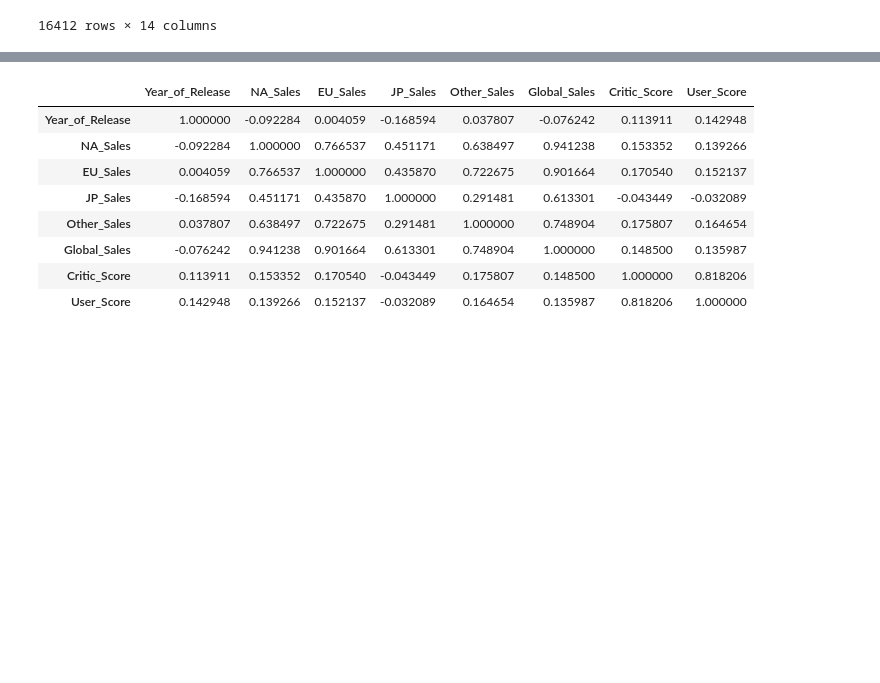
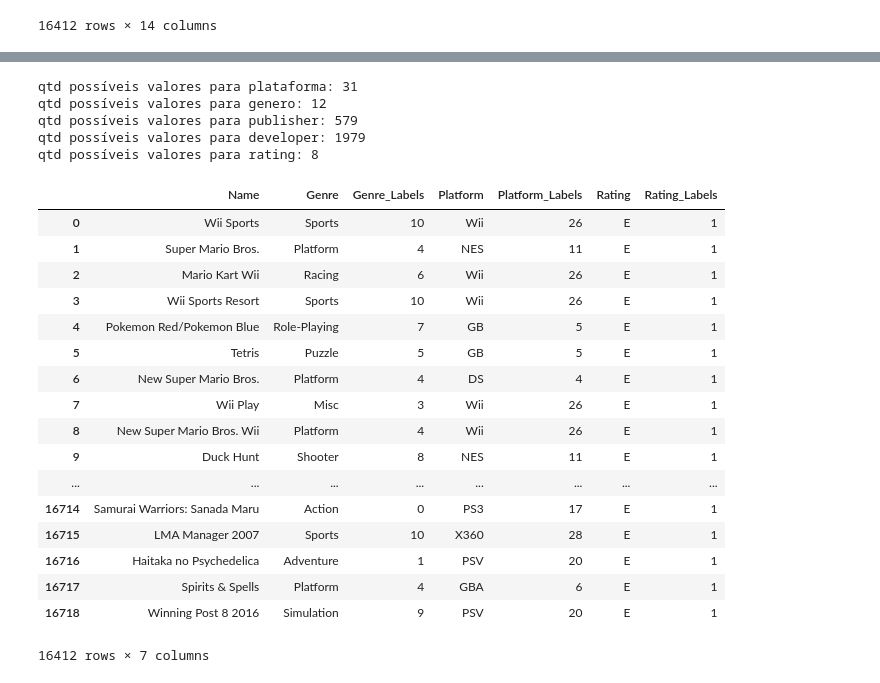
Before and after one commit to matheusraz/DS-Project, a Jupyter notebook: PreProcessamento.ipynb, the cells around one changed output, grey strips where cells are left out. Drawn from its saved outputs; the diff is of its cells as text; code cells hidden in the pictures; blank space fills up the shorter version.

```diff
--- a/PreProcessamento.ipynb
+++ b/PreProcessamento.ipynb
@@ -495,19 +425,0 @@ Index(['Action', 'Sports', 'Misc', 'Role-Playing', 'Shooter', 'Adventure',
-# %%
-def changePlatform(x):
-    value = -1
-    for i in range(len(convert_platform[1])):
-        if(convert_platform[1][i] == x):
-            value = i
-    return convert_platform[0][value]
-
-def changeGenre(x):
-    value = -1
-    for i in range(len(convert_genre[1])):
-        if(convert_genre[1][i] == x):
-            value = i
-    return convert_genre[0][value]
-
-df['Platform'] = df['Platform'].apply(changePlatform)
-df['Genre'] = df['Genre'].apply(changeGenre)
-
-df
@@ -545,12 +426,48 @@ Name: Rating, dtype: int64
-# %%
-df.corr()
-# %% [output]
-|  | Year_of_Release | NA_Sales | EU_Sales | JP_Sales | Other_Sales | Global_Sales | Critic_Score | User_Score |
-| Year_of_Release | 1.000000 | -0.092284 | 0.004059 | -0.168594 | 0.037807 | -0.076242 | 0.113911 | 0.142948 |
-| NA_Sales | -0.092284 | 1.000000 | 0.766537 | 0.451171 | 0.638497 | 0.941238 | 0.153352 | 0.139266 |
-| EU_Sales | 0.004059 | 0.766537 | 1.000000 | 0.435870 | 0.722675 | 0.901664 | 0.170540 | 0.152137 |
-| JP_Sales | -0.168594 | 0.451171 | 0.435870 | 1.000000 | 0.291481 | 0.613301 | -0.043449 | -0.032089 |
-| Other_Sales | 0.037807 | 0.638497 | 0.722675 | 0.291481 | 1.000000 | 0.748904 | 0.175807 | 0.164654 |
-| Global_Sales | -0.076242 | 0.941238 | 0.901664 | 0.613301 | 0.748904 | 1.000000 | 0.148500 | 0.135987 |
-| Critic_Score | 0.113911 | 0.153352 | 0.170540 | -0.043449 | 0.175807 | 0.148500 | 1.000000 | 0.818206 |
-| User_Score | 0.142948 | 0.139266 | 0.152137 | -0.032089 | 0.164654 | 0.135987 | 0.818206 | 1.000000 |
+# %%
+print("qtd possíveis valores para plataforma: {}".format(len(df['Platform'].value_counts())))
+print("qtd possíveis valores para genero: {}".format(len(df['Genre'].value_counts())))
+print("qtd possíveis valores para publisher: {}".format(len(df['Publisher'].value_counts())))
+print("qtd possíveis valores para developer: {}".format(len(df['Developer'].value_counts())))
+print("qtd possíveis valores para rating: {}".format(len(df['Rating'].value_counts())))
+# %% [output]
+qtd possíveis valores para plataforma: 31
+qtd possíveis valores para genero: 12
+qtd possíveis valores para publisher: 579
+qtd possíveis valores para developer: 1979
+qtd possíveis valores para rating: 8
+# %%
+gen_le = LabelEncoder()
+gen_labels = gen_le.fit_transform(df['Genre'])
+df['Genre_Labels'] = gen_labels
+
+plat_le = LabelEncoder()
+platform_labels = plat_le.fit_transform(df['Platform'])
+df['Platform_Labels'] = platform_labels
+
+rat_le = LabelEncoder()
+rating_labels = rat_le.fit_transform(df['Rating'])
+df['Rating_Labels'] = rating_labels
+
+df_sub = df[['Name', 'Genre', 'Genre_Labels',
+                       'Platform', 'Platform_Labels','Rating','Rating_Labels']]
+
+df_sub
+# %% [output]
+|  | Name | Genre | Genre_Labels | Platform | Platform_Labels | Rating | Rating_Labels |
+| 0 | Wii Sports | Sports | 10 | Wii | 26 | E | 1 |
+| 1 | Super Mario Bros. | Platform | 4 | NES | 11 | E | 1 |
+| 2 | Mario Kart Wii | Racing | 6 | Wii | 26 | E | 1 |
+| 3 | Wii Sports Resort | Sports | 10 | Wii | 26 | E | 1 |
+| 4 | Pokemon Red/Pokemon Blue | Role-Playing | 7 | GB | 5 | E | 1 |
+| 5 | Tetris | Puzzle | 5 | GB | 5 | E | 1 |
+| 6 | New Super Mario Bros. | Platform | 4 | DS | 4 | E | 1 |
+| 7 | Wii Play | Misc | 3 | Wii | 26 | E | 1 |
+| 8 | New Super Mario Bros. Wii | Platform | 4 | Wii | 26 | E | 1 |
+| 9 | Duck Hunt | Shooter | 8 | NES | 11 | E | 1 |
+| ... | ... | ... | ... | ... | ... | ... | ... |
+| 16714 | Samurai Warriors: Sanada Maru | Action | 0 | PS3 | 17 | E | 1 |
+| 16715 | LMA Manager 2007 | Sports | 10 | X360 | 28 | E | 1 |
+| 16716 | Haitaka no Psychedelica | Adventure | 1 | PSV | 20 | E | 1 |
+| 16717 | Spirits & Spells | Platform | 4 | GBA | 6 | E | 1 |
+| 16718 | Winning Post 8 2016 | Simulation | 9 | PSV | 20 | E | 1 |
+16412 rows × 7 columns
```
Also changed, not shown: parts of 5 cells of this notebook, 1 other file.
